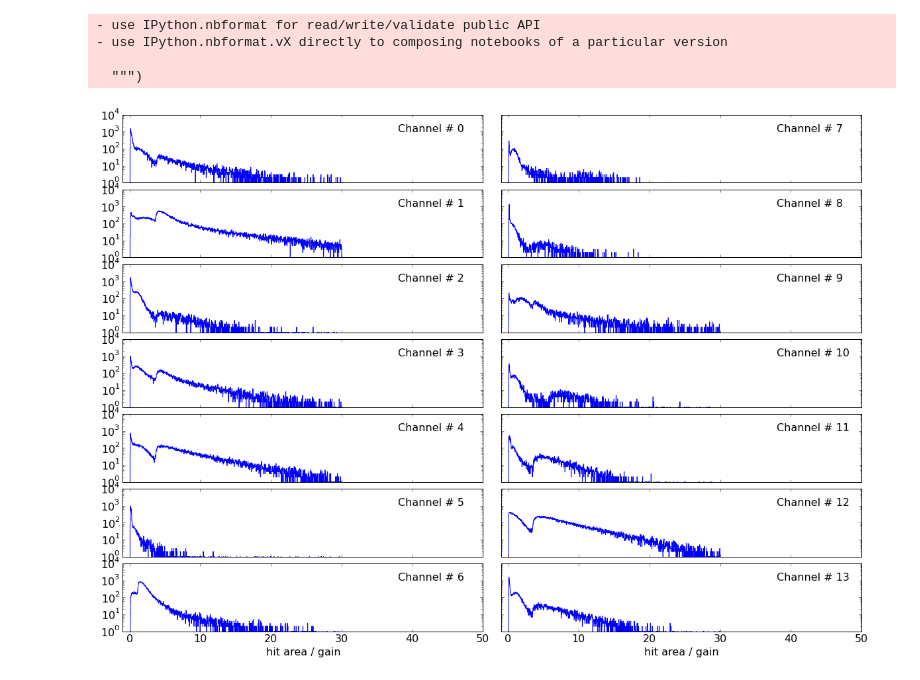
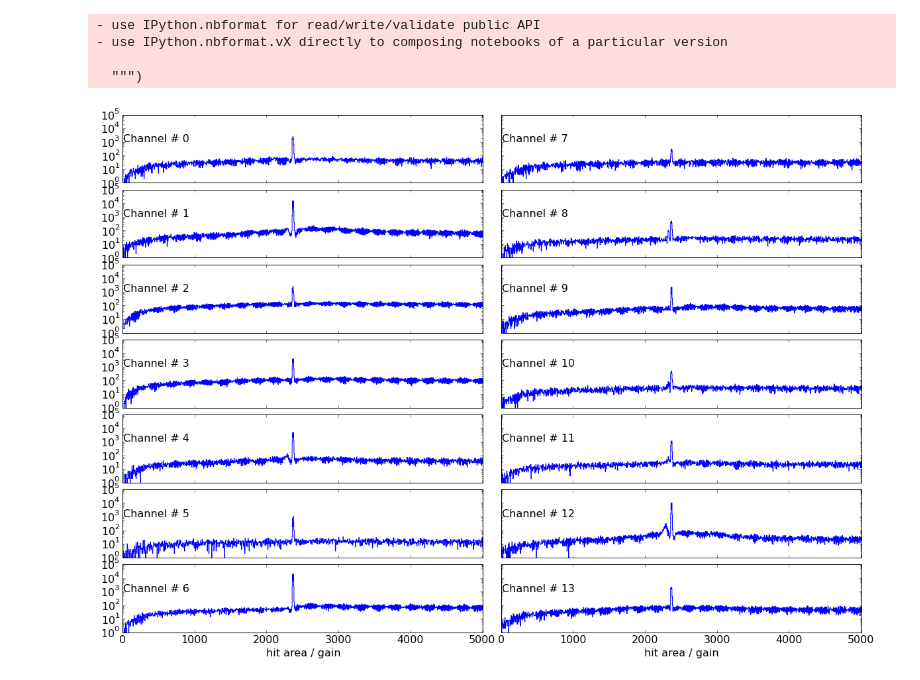
Before and after one commit to olenkajain/pax, a Jupyter notebook: examples/muenster/analysis/waveforms_plot_14ch.ipynb, the cells around one changed output. Cells and saved outputs as stored; diff of their text form; code cells hidden in the pictures.

```diff
--- a/examples/muenster/analysis/waveforms_plot_14ch.ipynb
+++ b/examples/muenster/analysis/waveforms_plot_14ch.ipynb
@@ -1,6 +1,6 @@
 # %%
 # Settings
-filename    = '/home/axel/ownCloud/documents/Masterarbeit/TPC/rawdata/LED_test_100Hz_1.4V_500ns_512samps_20150729.hdf5'
+filename    = '/home/axel/ownCloud/documents/Masterarbeit/TPC/rawdata/LED_test_100Hz_1.4V_5120ns_trigger_2560ns_delayed_512samps_20150729.hdf5'
 #filename    = '/home/axel/PycharmProjects/pax/Kr83m_tpc_gaseous_lutz_150522_coin1_th300_6.hdf5'
 file_format = 'hfd5'
 loglevel    = 'DEBUG'
@@ -43,31 +44,31 @@ hits_by_channel = fn.group_by(hits, "channel")
 # %%
 fig, ax = plt.subplots(nrows=7, ncols=2, sharex= True, sharey = True, squeeze=False,figsize=(20,14))
 plt.subplots_adjust(hspace=0.1, wspace = 0.05)
 ax[6][0].set_xlabel(r"hit area / gain")
 ax[6][1].set_xlabel(r"hit area / gain")
 
 for xi in range(7):
-        ax[xi][0].set_xlim(-1,50)
+        ax[xi][0].set_xlim(-1,5000)
         ax[xi][0].set_yscale("log")
         #ax[xi][yi].set_ylim(0,10000)
-        ax[xi][0].hist([xhits["area"] for xhits in hits if (xhits["channel"] == xi)],
-                            range=(0,30),
+        ax[xi][0].hist([xhits["center"] for xhits in hits if (xhits["channel"] == xi)],
+                            #range=(0,10),
                             bins=1000,
                             histtype="step")
-        ax[xi][0].text(38,1000,"Channel # %i"%xi)
+        ax[xi][0].text(8,1000,"Channel # %i"%xi)
 for xi in range(7,14):
-        ax[xi-7][1].set_xlim(-1,50)
+        ax[xi-7][1].set_xlim(-1,5010)
         ax[xi-7][1].set_yscale("log")
         #ax[xi][yi].set_ylim(0,10000)
-        ax[xi-7][1].hist([xhits["area"] for xhits in hits if (xhits["channel"] == xi)],
-                            range=(0,30),
+        ax[xi-7][1].hist([xhits["center"] for xhits in hits if (xhits["channel"] == xi)],
+                            #range=(0,10),
                             bins=1000,
                             histtype="step")
-        ax[xi-7][1].text(38,1000,"Channel # %i"%(xi))
+        ax[xi-7][1].text(8,1000,"Channel # %i"%(xi))
 fig.show()
 fig.savefig("GainCalibration.pdf")
 # %% [output]
-[figure, old version]
+[figure, new version]
 # %%
 x = [1,2,3,4,5,6,7,8,9,10]
 y = [z for z in x if z%2 ==0]
```
Also changed, not shown: parts of 6 cells of this notebook, 1 other file.
